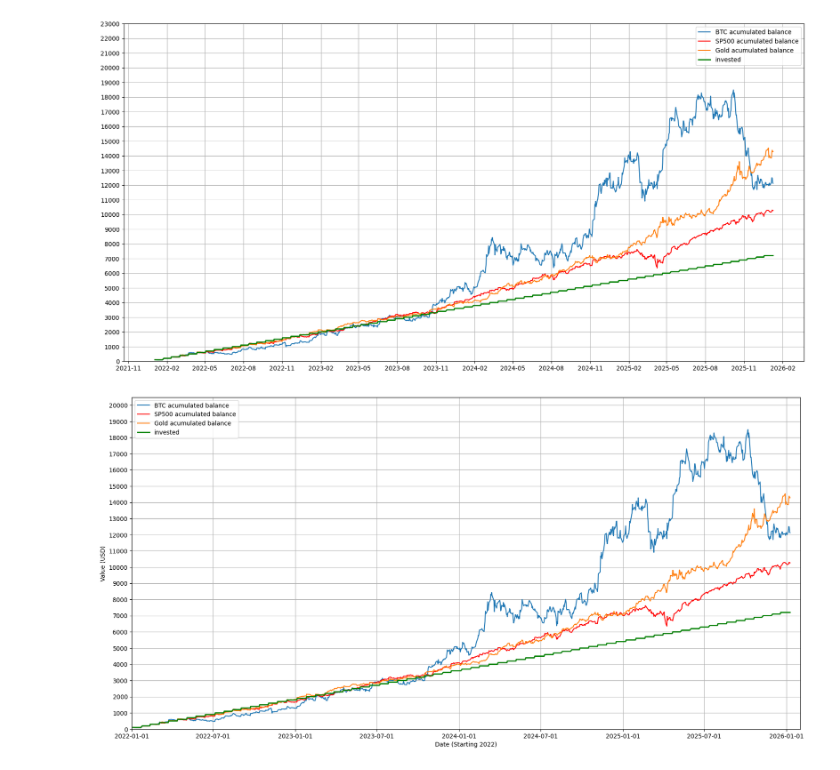
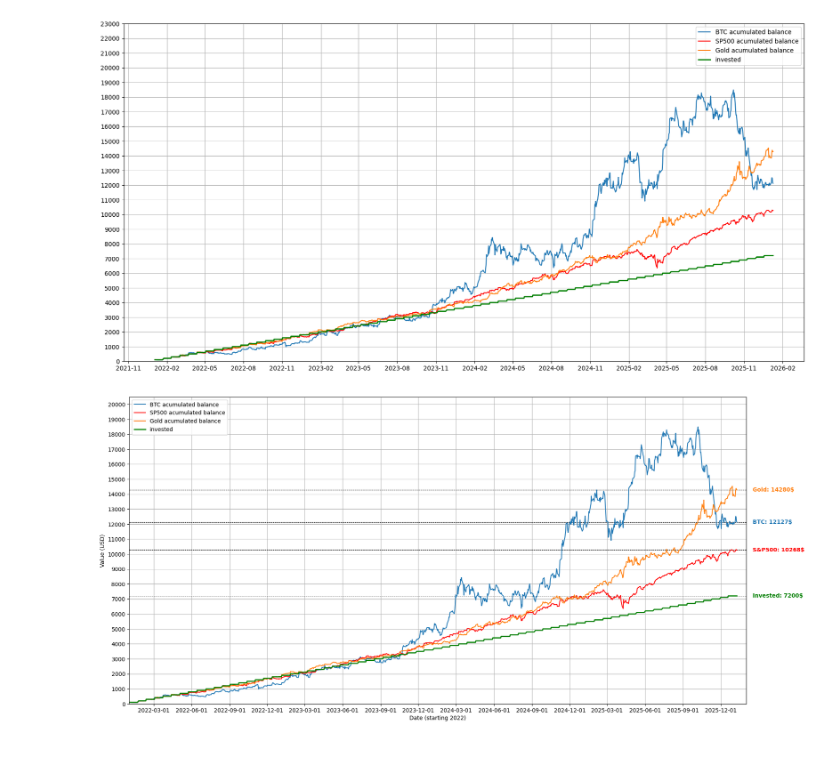
Before and after one commit to Andree33/Exploratory-Analisys-Data-Portfolio, a Jupyter notebook: bitcoin_acumutated.ipynb, the cells around one changed output. Drawn from its saved outputs; the diff is of its cells as text; code cells hidden in the pictures.

```diff
--- a/bitcoin_acumutated.ipynb
+++ b/bitcoin_acumutated.ipynb
@@ -124,20 +124,45 @@ plt.show()
 [figure]
 # %%
 fig, ax = plt.subplots(figsize=(20, 10))
+
+targets = [
+    (invested[-1], f'Invested: {invested[-1]:.0f}$', 'green'),
+    (sp500_bal[-1], f'S&P500: {sp500_bal[-1]:.0f}$', 'red'),
+    (btc_bal[-1], f'BTC: {btc_bal[-1]:.0f}$', 'C0'),
+    (gold_bal[-1], f'Gold: {gold_bal[-1]:.0f}$', 'C1')
+]
+
+for val, label, col in targets:
+    ax.axhline(y=val, color='black', linestyle='--', linewidth=0.7)
+    # Adiciona o texto à direita
+    ax.text(1.01, val, label, transform=ax.get_yaxis_transform(),
+            va='center', ha='left', color=col, fontweight='bold')
+# ax.axhline(y=invested[-1], color='black', linestyle='--', linewidth = '0.7')
+# ax.axhline(y=sp500_bal[-1], color='black', linestyle='--', linewidth = '0.7')
+# ax.axhline(y=btc_bal[-1], color='black', linestyle='--', linewidth = '0.7')
+# ax.axhline(y=gold_bal[-1], color='black', linestyle='--', linewidth = '0.7')
+
 ax.plot(date, btc_bal, label='BTC acumulated balance')
 ax.plot(date, sp500_bal, label='SP500 acumulated balance', color = 'red')
 ax.plot(date, gold_bal, label='Gold acumulated balance')
 ax.plot(date, invested, linewidth=2, label = 'invested', color = 'green')
+
 ax.legend()
+
+ax.grid(axis='y')
+ax.grid(axis='x')
+
+ax.xaxis.set_major_locator(mdates.MonthLocator(interval=3))
 ax.yaxis.set_major_locator(ticker.MultipleLocator(1000))
-# ax.xaxis.set_major_locator(mdates.MonthLocator(interval=3))
 ax.xaxis.set_major_formatter(mdates.DateFormatter('%Y-%m-%d'))
 ax.set_xlim(pd.to_datetime('2022-01-01'), pd.to_datetime('2026-02'))
 ax.set_ylim(0, 2000 + max([max(btc_bal), max(sp500_bal), max(gold_bal)]))
+
 ax.set_ylabel("Value (USD)")
-ax.set_xlabel("Date (Starting 2022)")
-ax.grid(axis='y')
-ax.grid(axis='x')
+ax.set_xlabel("Date (starting 2022)")
+
+# ax.text(1.01, invested[-1], f'Invested: {invested[-1]:.0f}$', transform=ax.get_yaxis_transform(), va='center', ha='left', color='green', fontweight='bold')
+
 plt.show()
 # %% [output]
-[figure, old version]
+[figure, new version]
```
